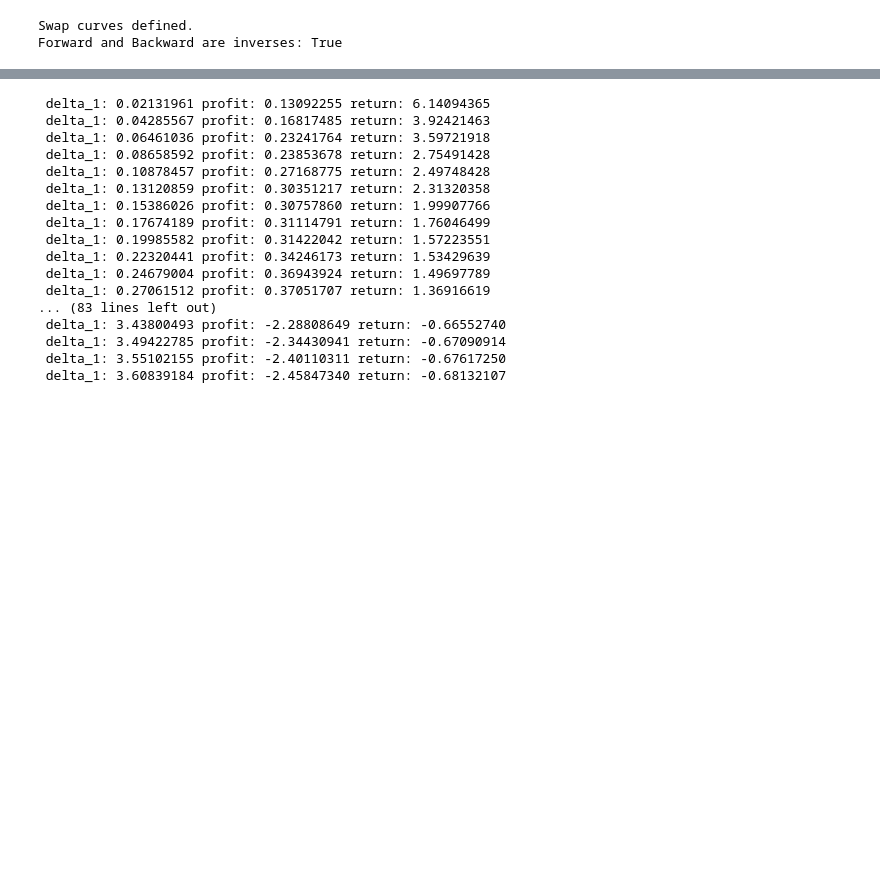
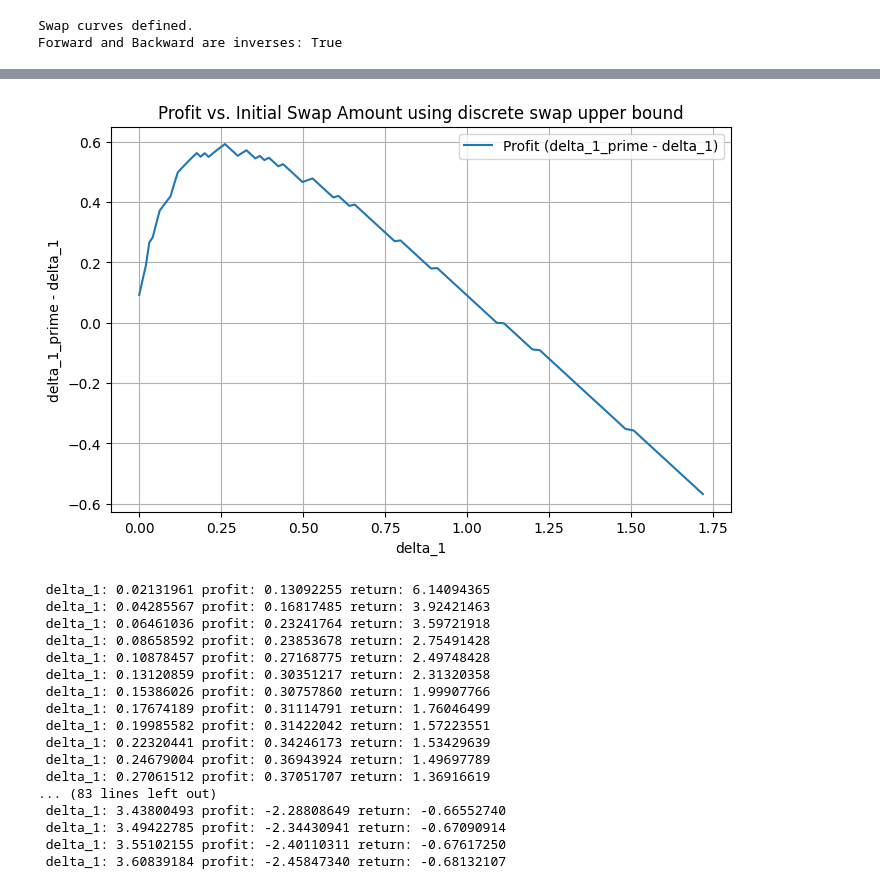
Before and after one commit to kingaj12/AMM-arbitrage, a Jupyter notebook: quick-eval/quick-eval-sample.ipynb, the cells around one changed output, grey strips where cells are left out. Saved outputs shown, nothing was run; the diff lists cells and outputs as text; code cells hidden in the pictures; blank space fills up the shorter version.

```diff
--- a/quick-eval/quick-eval-sample.ipynb
+++ b/quick-eval/quick-eval-sample.ipynb
@@ -98 +153,12 @@ delta_1_prime = ITL[token]['eta'] * ITL[token]['current_out_liq']
+# %%
+plt.figure(figsize=(8, 5))
+plt.plot(delta_1, profit, label="Profit (delta_1_prime - delta_1)")
+plt.xlabel("delta_1")
+plt.ylabel("delta_1_prime - delta_1")
+plt.title("Profit vs. Initial Swap Amount using discrete swap upper bound")
+plt.legend()
+plt.grid(True)
+plt.show()
+# %% [output]
+[figure, added]
 # %%
```
Also changed, not shown: parts of 7 cells of this notebook.
